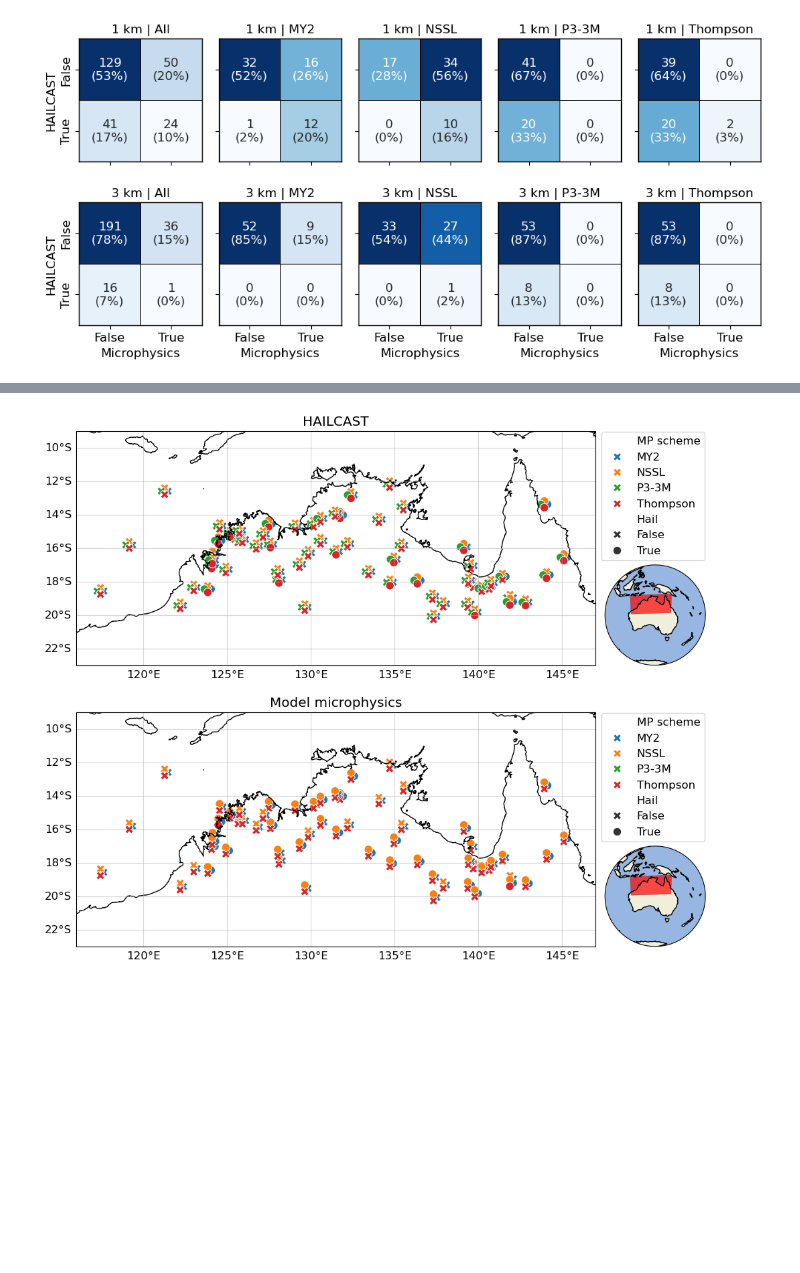
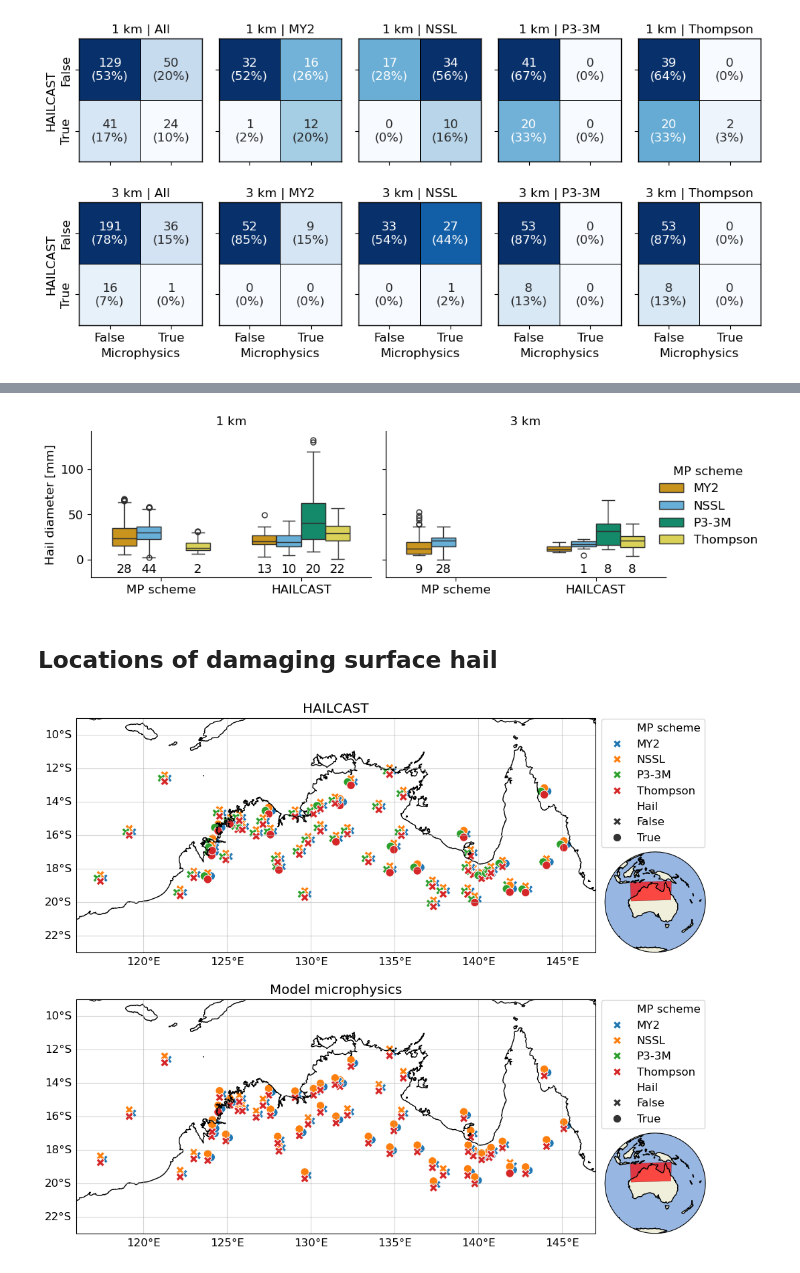
Before and after one commit to traupach/aus_tropics_hail, a Jupyter notebook: analysis/aus_tropics_hail.ipynb, the cells around one changed output, grey strips where cells are left out. Saved outputs shown, nothing was run; the diff lists cells and outputs as text; code cells hidden in the pictures; blank space fills up the shorter version.

```diff
--- a/analysis/aus_tropics_hail.ipynb
+++ b/analysis/aus_tropics_hail.ipynb
@@ -306,0 +335,16 @@ results['event_contained_hail_micro'] = int(con.query("domain == '1 km' and sche
+# %%
+renamer = {'hail_maxk1': 'MP scheme', 'hailcast_diam_max': 'HAILCAST'}
+figsize=(12, 3)
+damaging_threshold = 20
+width=0.4
+
+surface_hailsizes = spatial_maxes[['hail_maxk1', 'hailcast_diam_max']].to_dataframe().reset_index()
+surface_hailsizes['hail_maxk1'] = surface_hailsizes['hail_maxk1']
+surface_hailsizes['hail_maxk1'] = surface_hailsizes['hail_maxk1'].where(surface_hailsizes['hail_maxk1'] > 0)
+surface_hailsizes['hailcast_diam_max'] = surface_hailsizes['hailcast_diam_max'].where(surface_hailsizes['hailcast_diam_max'] > 0)
+# %%
+# True/False when hailcast or MP scheme shows damaging hail.
+damaging_occurrences = surface_hailsizes[['domain', 'mp_scheme', 'event', 'hailcast_diam_max', 'hail_maxk1']].copy()
+damaging_occurrences['hailcast_diam_max'] = damaging_occurrences['hailcast_diam_max'] >= damaging_threshold
+damaging_occurrences['hail_maxk1'] = damaging_occurrences['hail_maxk1'] >= damaging_threshold
+damaging_events = (damaging_occurrences.groupby(['domain', 'mp_scheme', 'event']).sum() > 0).groupby(['domain', 'mp_scheme']).sum().reset_index()
@@ -306,0 +363,36 @@ results['event_contained_hail_micro'] = int(con.query("domain == '1 km' and sche
+# %%
+surface_hailsizes = surface_hailsizes.dropna(how='all', subset=['hail_maxk1', 'hailcast_diam_max'])
+surface_hailsizes = surface_hailsizes.rename(columns=renamer)
+surface_hailsizes = surface_hailsizes.melt(id_vars=['timestep', 'event', 'domain', 'mp_scheme'])
+# %%
+width=0.7
+colors = ['#E69F00', '#56B4E9', '#009E73', '#F0E442']
+g = sns.catplot(
+    data=surface_hailsizes,
+    kind='box',
+    x='variable',
+    y='value',
+    hue='mp_scheme',
+    col='domain',
+    palette=colors,
+    width=width,
+)
+g.set_axis_labels('', 'Hail diameter [mm]')
+g.legend.set_title('MP scheme')
+g.fig.set_size_inches(10, 2.5)
+g.set_titles('{col_name}')
+g.set(ylim=(-20, surface_hailsizes.value.max()+10))
+
+numbars = len(spatial_maxes.mp_scheme.values)
+for ax, d in zip(g.axes.flat, surface_hailsizes['domain'].unique()):
+    for j, x in enumerate(renamer):
+        from_x = j - 0.5 * width
+        for i, mp in enumerate(spatial_maxes.mp_scheme.values):
+            offset = i * width / numbars + (width / numbars / 2)
+            txt = damaging_events.loc[
+                    (damaging_events['mp_scheme'] == mp) &
+                    (damaging_events['domain'] == d), x].iloc[0]
+            if txt != 0:
+                ax.text(x=from_x + offset, y=-15, ha='center', s=txt)
+# %% [output]
+[figure, added]
@@ -307,3 +420,5 @@ results['event_contained_hail_micro'] = int(con.query("domain == '1 km' and sche
+# %% [markdown]
+## Locations of damaging surface hail
 # %%
 spatial_means = spatial_means.sel(domain='1 km')
 spatial_maxes = spatial_maxes.sel(domain='1 km')
```
Also changed, not shown: parts of 8 cells of this notebook, 3 other files.
